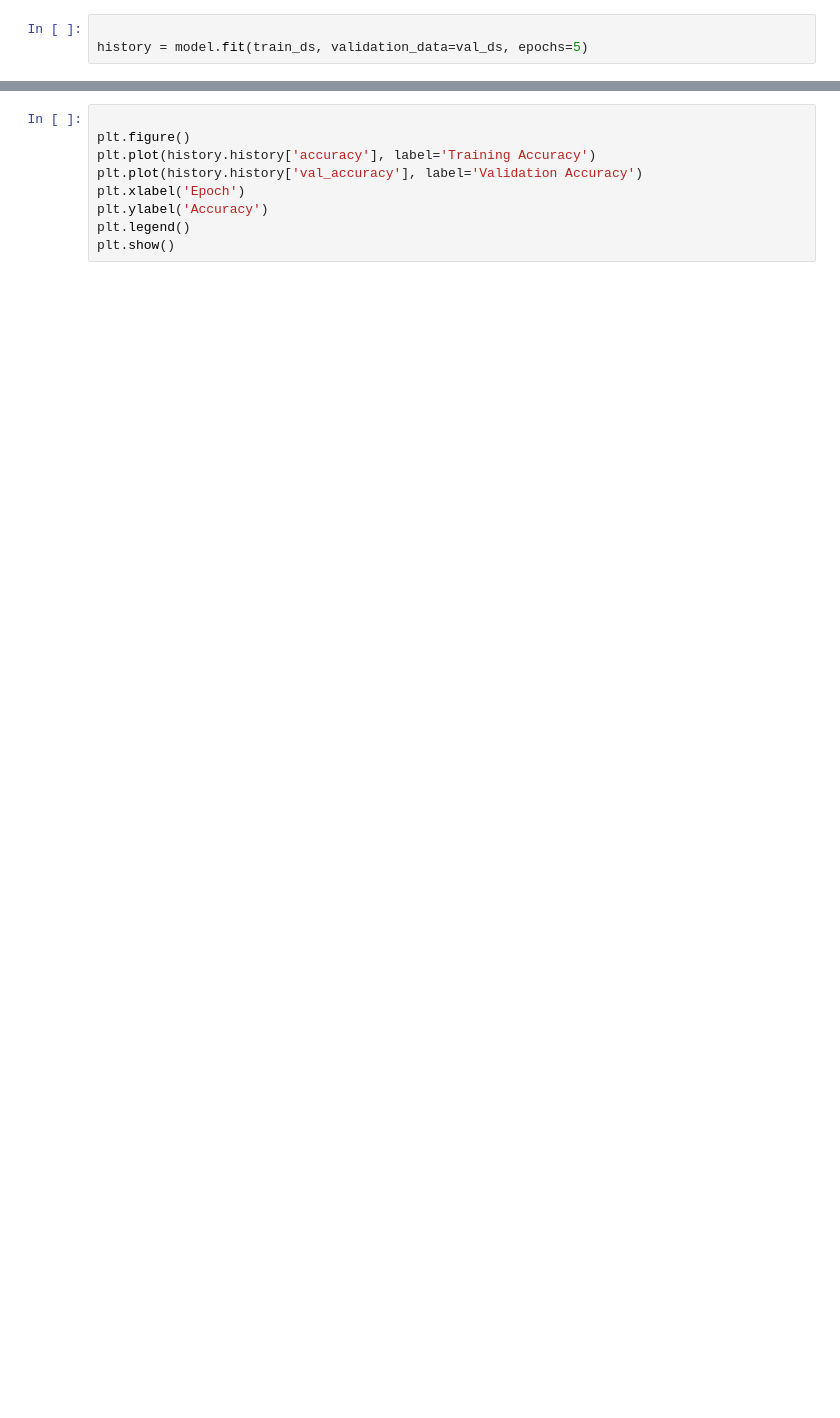
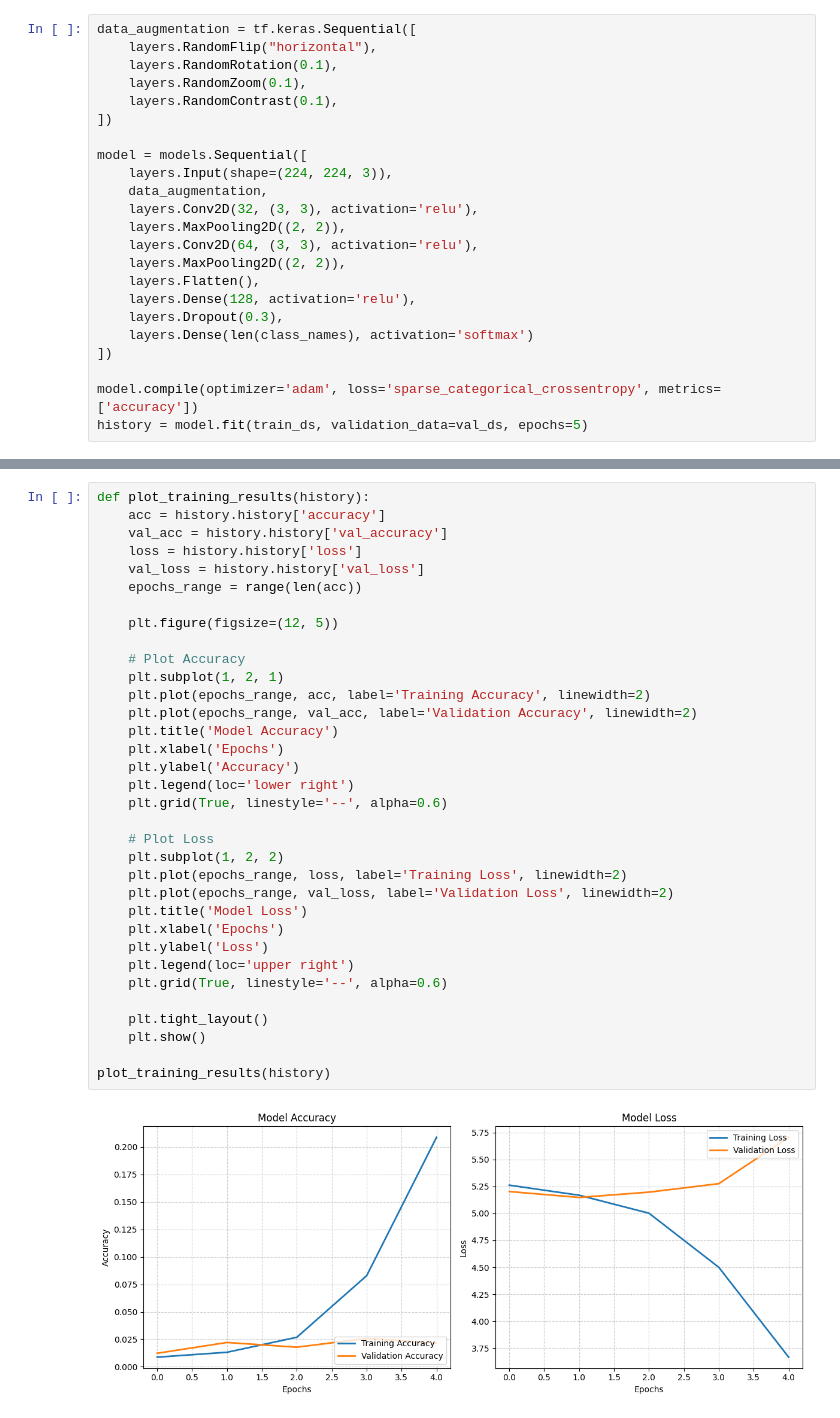
Before and after one commit to HashimHilal-QUT/Convolutional-Neural-Networks, a Jupyter notebook: Vehicle Type/Vehicle_Type.ipynb, the cells around one changed output, grey strips where cells are left out. Drawn from its saved outputs; the diff is of its cells as text; blank space fills up the shorter version.

```diff
--- a/Vehicle Type/Vehicle_Type.ipynb
+++ b/Vehicle Type/Vehicle_Type.ipynb
@@ -62,3 +160,23 @@ model.summary()
 # %%
+data_augmentation = tf.keras.Sequential([
+    layers.RandomFlip("horizontal"),
+    layers.RandomRotation(0.1),
+    layers.RandomZoom(0.1),
+    layers.RandomContrast(0.1),
+])
 
+model = models.Sequential([
+    layers.Input(shape=(224, 224, 3)),
+    data_augmentation,
+    layers.Conv2D(32, (3, 3), activation='relu'),
+    layers.MaxPooling2D((2, 2)),
+    layers.Conv2D(64, (3, 3), activation='relu'),
+    layers.MaxPooling2D((2, 2)),
+    layers.Flatten(),
+    layers.Dense(128, activation='relu'),
+    layers.Dropout(0.3),
+    layers.Dense(len(class_names), activation='softmax')
+])
+
+model.compile(optimizer='adam', loss='sparse_categorical_crossentropy', metrics=['accuracy'])
 history = model.fit(train_ds, validation_data=val_ds, epochs=5)
@@ -67,9 +205,36 @@ history = model.fit(train_ds, validation_data=val_ds, epochs=5)
 # %%
+def plot_training_results(history):
+    acc = history.history['accuracy']
+    val_acc = history.history['val_accuracy']
+    loss = history.history['loss']
+    val_loss = history.history['val_loss']
+    epochs_range = range(len(acc))
 
-plt.figure()
-plt.plot(history.history['accuracy'], label='Training Accuracy')
-plt.plot(history.history['val_accuracy'], label='Validation Accuracy')
-plt.xlabel('Epoch')
-plt.ylabel('Accuracy')
-plt.legend()
-plt.show()
+    plt.figure(figsize=(12, 5))
+
+    # Plot Accuracy
+    plt.subplot(1, 2, 1)
+    plt.plot(epochs_range, acc, label='Training Accuracy', linewidth=2)
+    plt.plot(epochs_range, val_acc, label='Validation Accuracy', linewidth=2)
+    plt.title('Model Accuracy')
+    plt.xlabel('Epochs')
+    plt.ylabel('Accuracy')
+    plt.legend(loc='lower right')
+    plt.grid(True, linestyle='--', alpha=0.6)
+
+    # Plot Loss
+    plt.subplot(1, 2, 2)
+    plt.plot(epochs_range, loss, label='Training Loss', linewidth=2)
+    plt.plot(epochs_range, val_loss, label='Validation Loss', linewidth=2)
+    plt.title('Model Loss')
+    plt.xlabel('Epochs')
+    plt.ylabel('Loss')
+    plt.legend(loc='upper right')
+    plt.grid(True, linestyle='--', alpha=0.6)
+
+    plt.tight_layout()
+    plt.show()
+
+plot_training_results(history)
+# %% [output]
+[figure, added]
```
Also changed, not shown: parts of 25 cells of this notebook, 3 other files.
